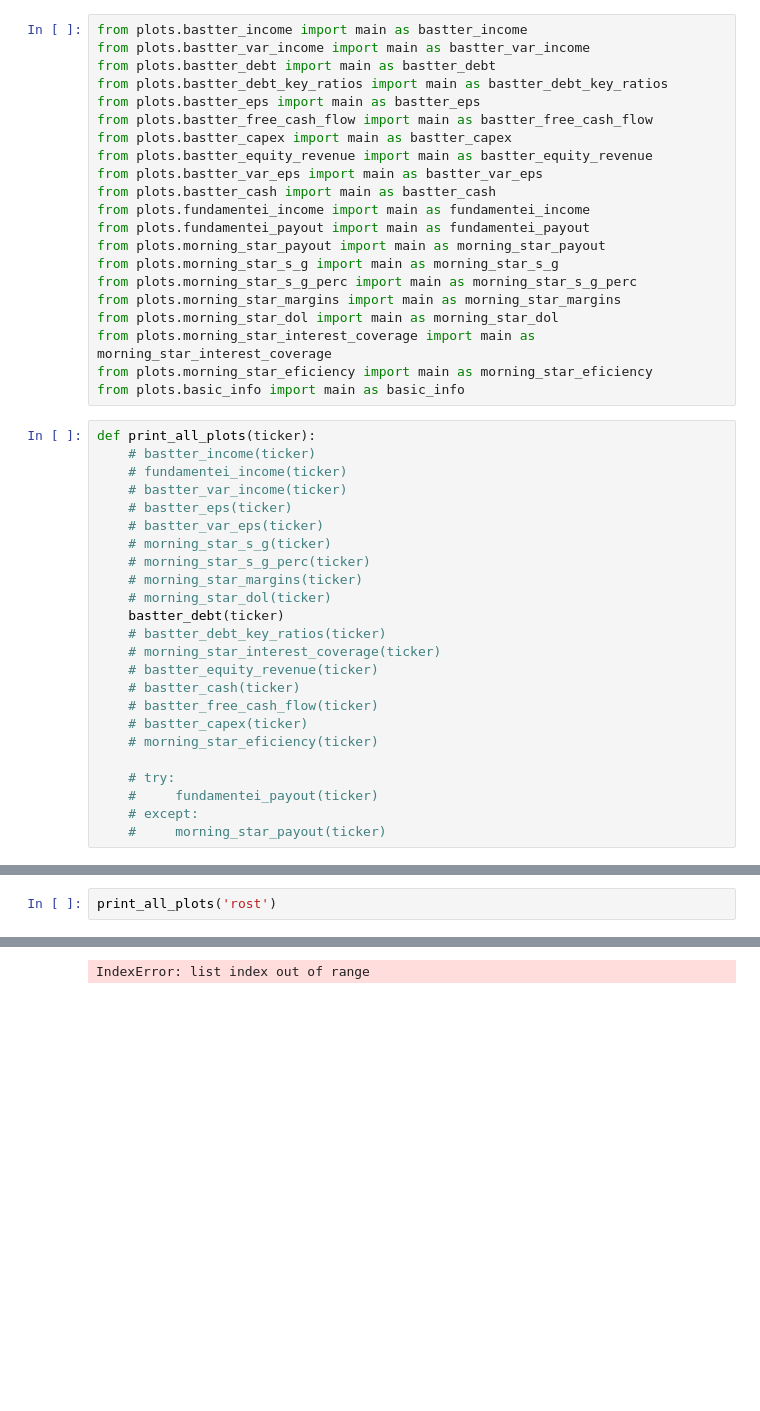
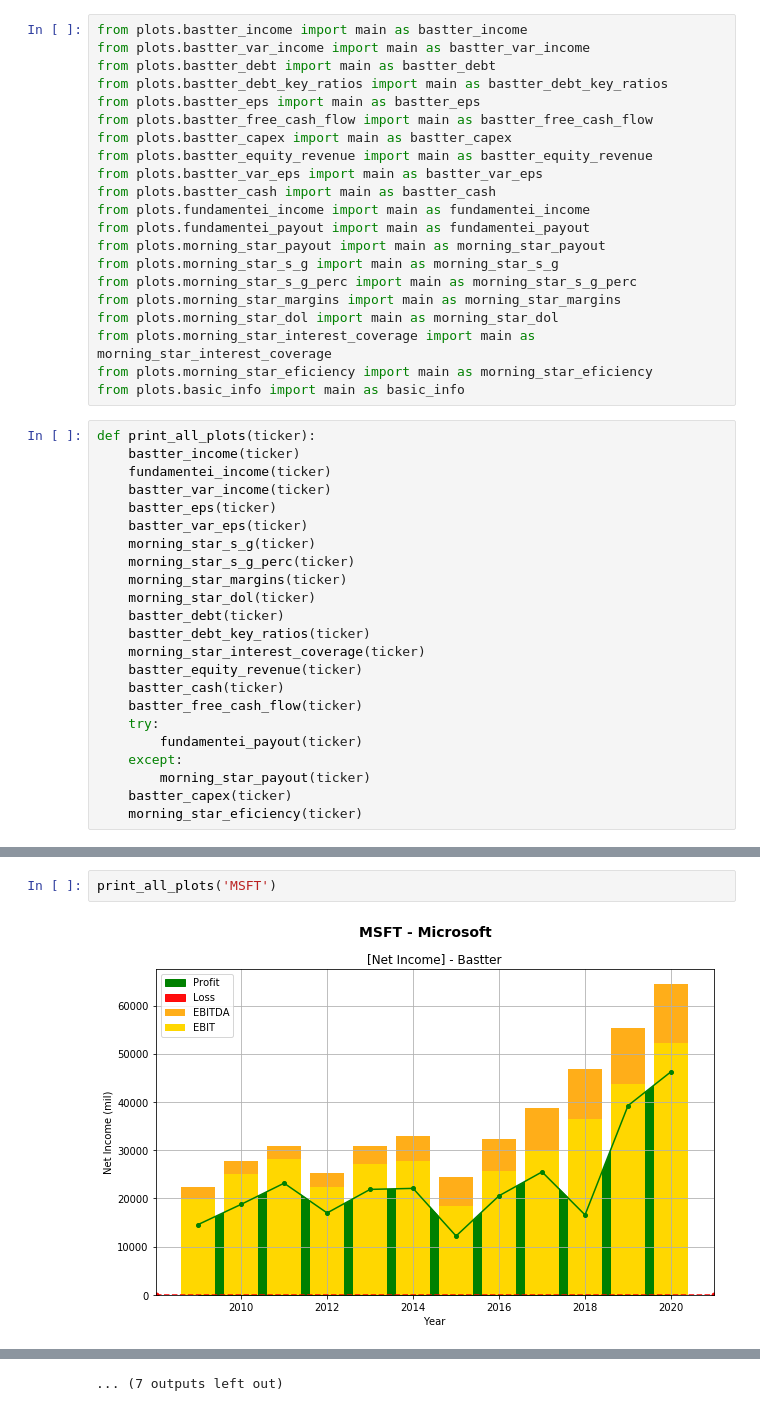
Before and after one commit to bresends/stock_analisys, a Jupyter notebook: notebooks/plots.ipynb, the cells around one changed output, grey strips where cells are left out. Saved outputs shown, nothing was run; the diff lists cells and outputs as text; blank space fills up the shorter version.

```diff
--- a/notebooks/plots.ipynb
+++ b/notebooks/plots.ipynb
@@ -27,26 +27,25 @@ from plots.morning_star_eficiency import main as morning_star_eficiency
 from plots.basic_info import main as basic_info
 # %%
 def print_all_plots(ticker):
-    # bastter_income(ticker)
-    # fundamentei_income(ticker)
-    # bastter_var_income(ticker)
-    # bastter_eps(ticker)
-    # bastter_var_eps(ticker)
-    # morning_star_s_g(ticker)
-    # morning_star_s_g_perc(ticker)
-    # morning_star_margins(ticker)
-    # morning_star_dol(ticker)
+    bastter_income(ticker)
+    fundamentei_income(ticker)
+    bastter_var_income(ticker)
+    bastter_eps(ticker)
+    bastter_var_eps(ticker)
+    morning_star_s_g(ticker)
+    morning_star_s_g_perc(ticker)
+    morning_star_margins(ticker)
+    morning_star_dol(ticker)
     bastter_debt(ticker)
-    # bastter_debt_key_ratios(ticker)
-    # morning_star_interest_coverage(ticker)
-    # bastter_equity_revenue(ticker)
-    # bastter_cash(ticker)
-    # bastter_free_cash_flow(ticker)
-    # bastter_capex(ticker)
-    # morning_star_eficiency(ticker)
-
-    # try:
-    #     fundamentei_payout(ticker)
-    # except:
-    #     morning_star_payout(ticker)
+    bastter_debt_key_ratios(ticker)
+    morning_star_interest_coverage(ticker)
+    bastter_equity_revenue(ticker)
+    bastter_cash(ticker)
+    bastter_free_cash_flow(ticker)
+    try:
+        fundamentei_payout(ticker)
+    except:
+        morning_star_payout(ticker)
+    bastter_capex(ticker)
+    morning_star_eficiency(ticker)
 # %%
@@ -60,3 +59,4 @@ Ross Stores - (ROST)
 # %%
-print_all_plots('rost')
+print_all_plots('MSFT')
 # %% [output]
+[figure, added]
@@ -63 +74 @@ print_all_plots('rost')
-IndexError: list index out of range
+... (7 outputs left out)
```
Also changed, not shown: parts of 2 cells of this notebook, 1 other file.
